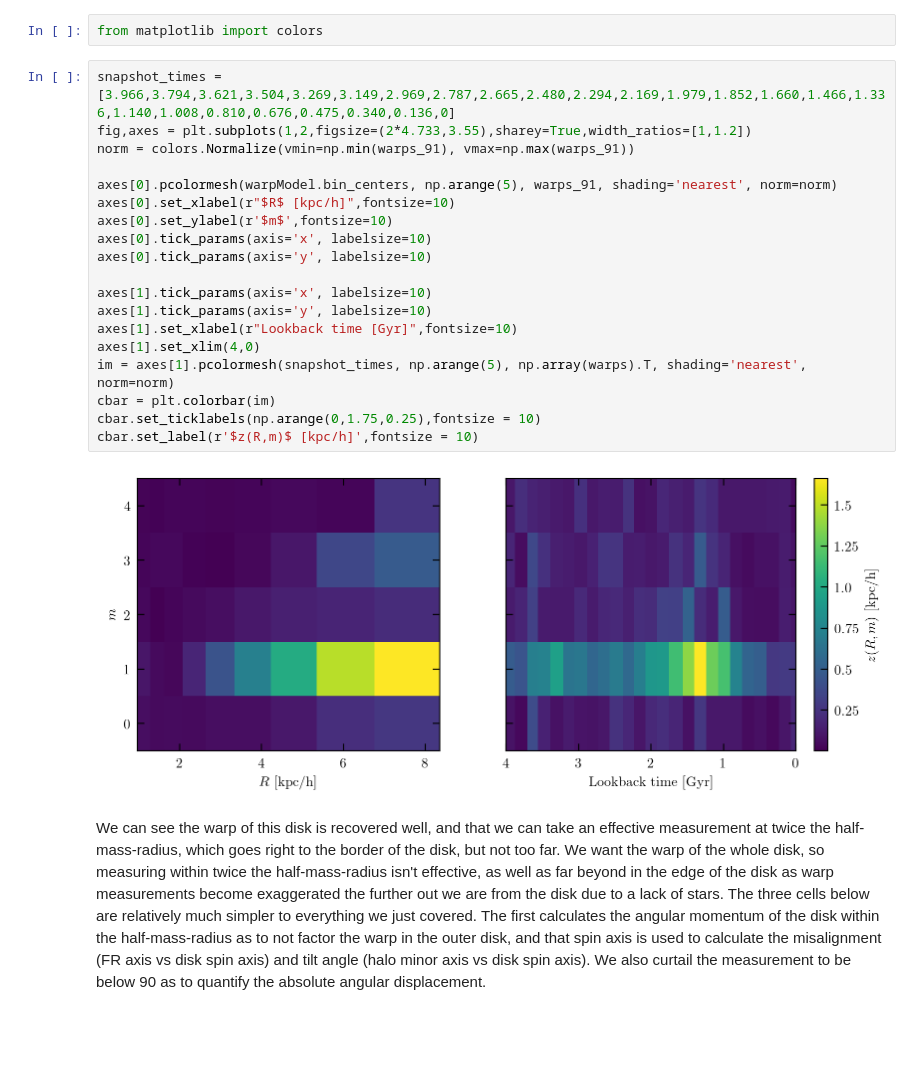
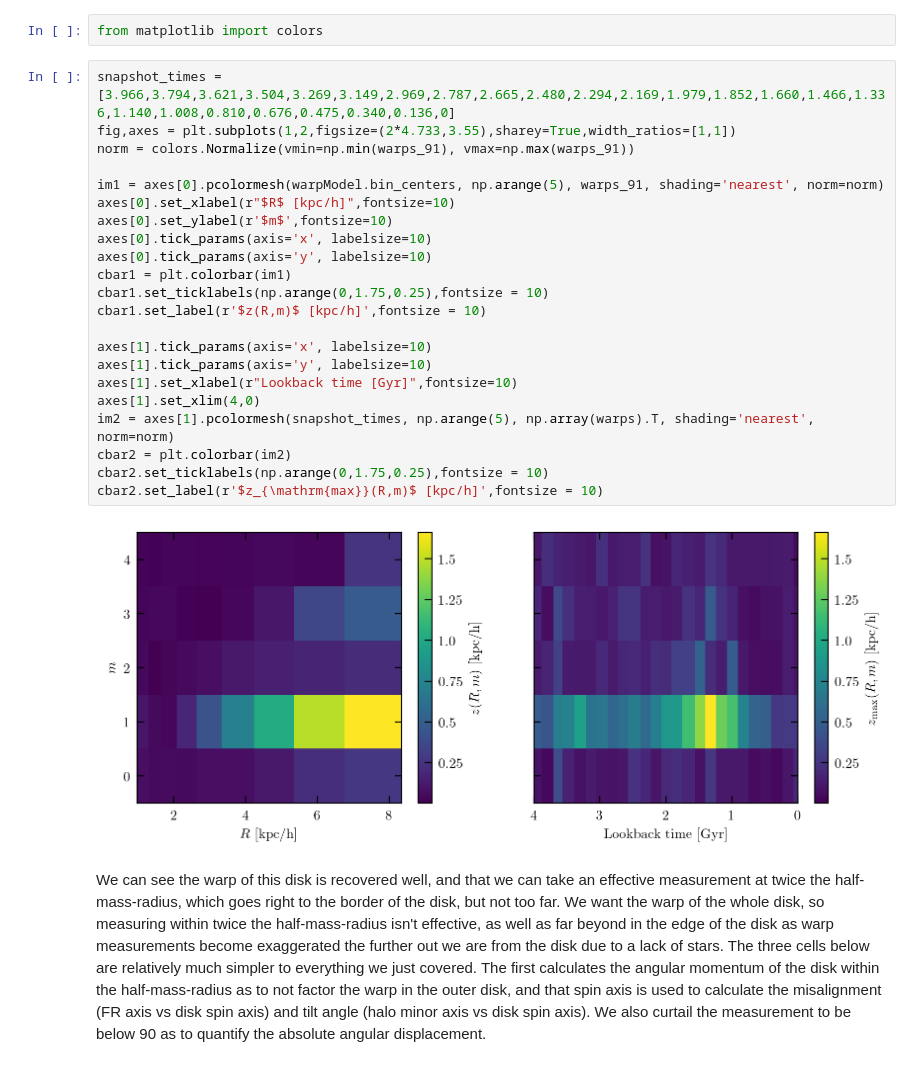
Before and after one commit to SaarthakJohri/TNG50FRAndTiltWarps, a Jupyter notebook: PosterFigures.ipynb, the cells around one changed output. Saved outputs shown, nothing was run; the diff lists cells and outputs as text; blank space fills up the shorter version.

```diff
--- a/PosterFigures.ipynb
+++ b/PosterFigures.ipynb
@@ -475,25 +475,28 @@ for snap in tqdm(range(75,100)):
 from matplotlib import colors
 # %%
 snapshot_times = [3.966,3.794,3.621,3.504,3.269,3.149,2.969,2.787,2.665,2.480,2.294,2.169,1.979,1.852,1.660,1.466,1.336,1.140,1.008,0.810,0.676,0.475,0.340,0.136,0]
-fig,axes = plt.subplots(1,2,figsize=(2*4.733,3.55),sharey=True,width_ratios=[1,1.2])
+fig,axes = plt.subplots(1,2,figsize=(2*4.733,3.55),sharey=True,width_ratios=[1,1])
 norm = colors.Normalize(vmin=np.min(warps_91), vmax=np.max(warps_91))
 
-axes[0].pcolormesh(warpModel.bin_centers, np.arange(5), warps_91, shading='nearest', norm=norm)
+im1 = axes[0].pcolormesh(warpModel.bin_centers, np.arange(5), warps_91, shading='nearest', norm=norm)
 axes[0].set_xlabel(r"$R$ [kpc/h]",fontsize=10)
 axes[0].set_ylabel(r'$m$',fontsize=10)
 axes[0].tick_params(axis='x', labelsize=10)
 axes[0].tick_params(axis='y', labelsize=10)
+cbar1 = plt.colorbar(im1)
+cbar1.set_ticklabels(np.arange(0,1.75,0.25),fontsize = 10)
+cbar1.set_label(r'$z(R,m)$ [kpc/h]',fontsize = 10)
 
 axes[1].tick_params(axis='x', labelsize=10)
 axes[1].tick_params(axis='y', labelsize=10)
 axes[1].set_xlabel(r"Lookback time [Gyr]",fontsize=10)
 axes[1].set_xlim(4,0)
-im = axes[1].pcolormesh(snapshot_times, np.arange(5), np.array(warps).T, shading='nearest', norm=norm)
-cbar = plt.colorbar(im)
-cbar.set_ticklabels(np.arange(0,1.75,0.25),fontsize = 10)
-cbar.set_label(r'$z(R,m)$ [kpc/h]',fontsize = 10)
+im2 = axes[1].pcolormesh(snapshot_times, np.arange(5), np.array(warps).T, shading='nearest', norm=norm)
+cbar2 = plt.colorbar(im2)
+cbar2.set_ticklabels(np.arange(0,1.75,0.25),fontsize = 10)
+cbar2.set_label(r'$z_{\mathrm{max}}(R,m)$ [kpc/h]',fontsize = 10)
 # %% [output]
-[figure, old version]
+[figure, new version]
 # %% [markdown]
 We can see the warp of this disk is recovered well, and that we can take an effective measurement at twice the half-mass-radius, which goes right to the border of the disk, but not too far. We want the warp of the whole disk, so measuring within twice the half-mass-radius isn't effective, as well as far beyond in the edge of the disk as warp measurements become exaggerated the further out we are from the disk due to a lack of stars. The three cells below are relatively much simpler to everything we just covered. The first calculates the angular momentum of the disk within the half-mass-radius as to not factor the warp in the outer disk, and that spin axis is used to calculate the misalignment (FR axis vs disk spin axis) and tilt angle (halo minor axis vs disk spin axis). We also curtail the measurement to be below 90 as to quantify the absolute angular displacement.
 # %% [markdown]
```
Also changed, not shown: parts of 1 cell of this notebook, 3 other files.
